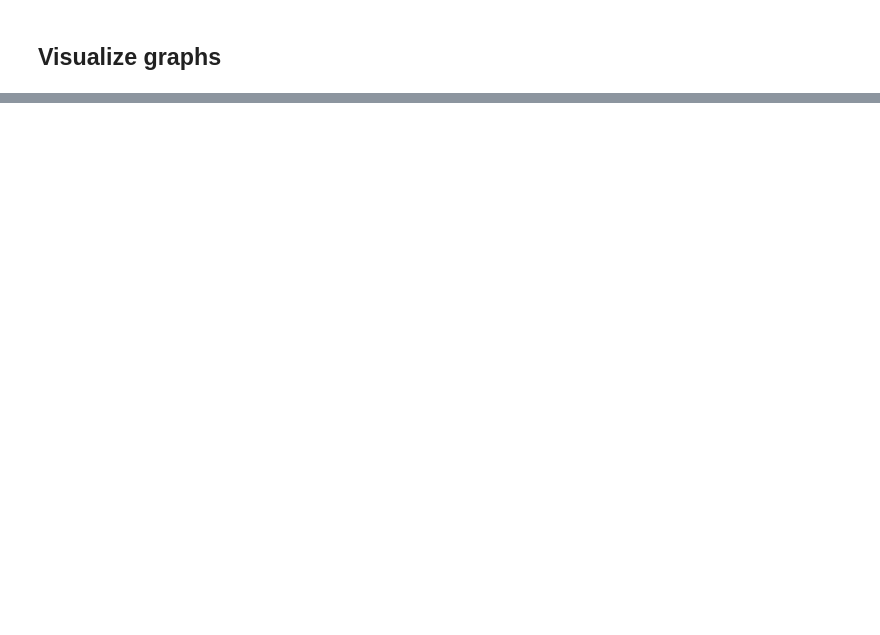
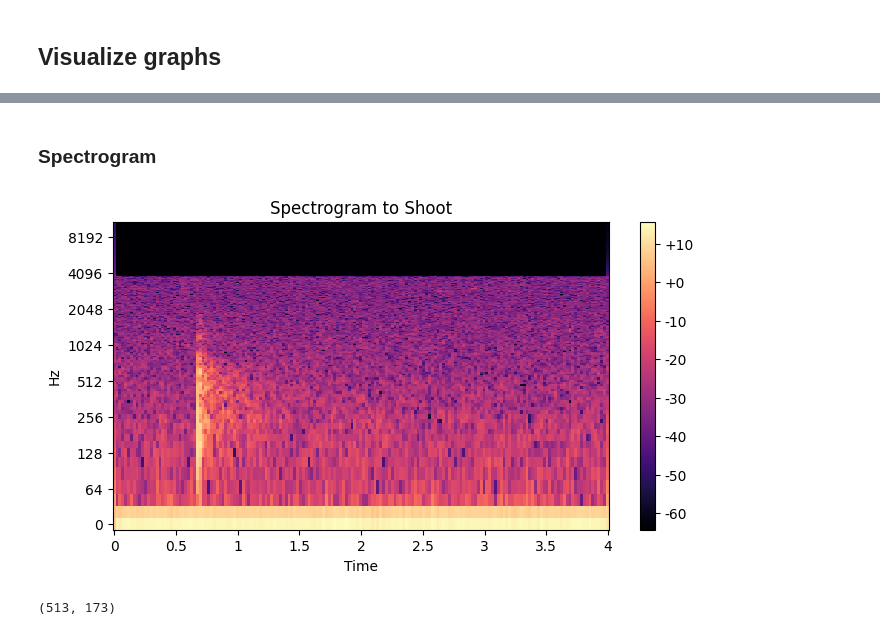
Before and after one commit to GabyDs/FirearmShotDetectionSystem, a Jupyter notebook: FirearmShotDetectionSystem.ipynb, the cells around one changed output, grey strips where cells are left out. Cells and saved outputs as stored; diff of their text form; code cells hidden in the pictures; blank space fills up the shorter version.

```diff
--- a/FirearmShotDetectionSystem.ipynb
+++ b/FirearmShotDetectionSystem.ipynb
@@ -132,16 +32,0 @@ def plot_fft(shoot, back):
-# %%
-def plot_spectrogram(shoot, back):
-
-  fig, ax = plt.subplots(nrows=2, ncols=1, sharex=True)
-
-  spectrogram = librosa.amplitude_to_db(np.abs(librosa.stft(shoot)))
-  img = librosa.display.specshow(spectrogram, y_axis='log', x_axis='time', ax=ax[0])
-  ax[0].set(title='Log-frequency power spectrogram to shoot')
-  ax[0].label_outer()
-
-  spectrogram = librosa.amplitude_to_db(np.abs(librosa.stft(back)))
-  librosa.display.specshow(spectrogram, y_axis='log', x_axis='time', ax=ax[1])
-  ax[1].set(title='Log-frequency power spectrogram to background')
-  ax[1].label_outer()
-
-  fig.colorbar(img, ax=ax, format='%+2.f dB')
@@ -147,0 +39,5 @@ def plot_spectrogram(shoot, back):
+# %%
+def extract_spectrogram(signal):
+  return np.abs(librosa.stft(signal,
+                             n_fft=FRAME_LENGTH,
+                             hop_length=HOP_LENGTH))
@@ -147,0 +69,15 @@ def plot_spectrogram(shoot, back):
+# %%
+def plot_spectrogram(signal, y_axis='linear', audio_type=None):
+  spectrogram = extract_spectrogram(signal)
+
+  if y_axis == 'log':
+    spectrogram = librosa.amplitude_to_db(spectrogram)
+
+  plt.figure(figsize=(8, 4))
+  librosa.display.specshow(spectrogram,
+                           y_axis=y_axis,
+                           x_axis='time')
+
+  plt.title(f'Spectrogram to {audio_type}')
+  plt.colorbar(format='%+2.f')
+  plt.show()
@@ -229,0 +181,12 @@ plot_spectrogram(shoot_sound, back_sound)
+# %% [markdown]
+### Spectrogram
+# %%
+# SHOOT
+plot_spectrogram(shoot_sound, y_axis='log', audio_type='Shoot')
+# %% [output]
+[figure, added]
+# %%
+shoot_spectrogram = extract_spectrogram(shoot_sound)
+shoot_spectrogram.shape
+# %% [output]
+(513, 173)
```
Also changed, not shown: parts of 32 cells of this notebook.
